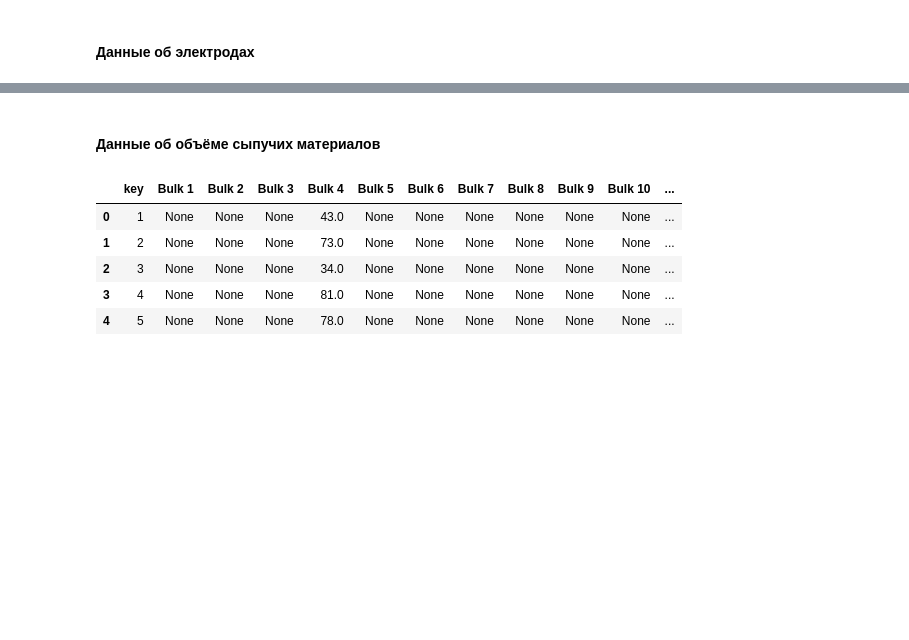
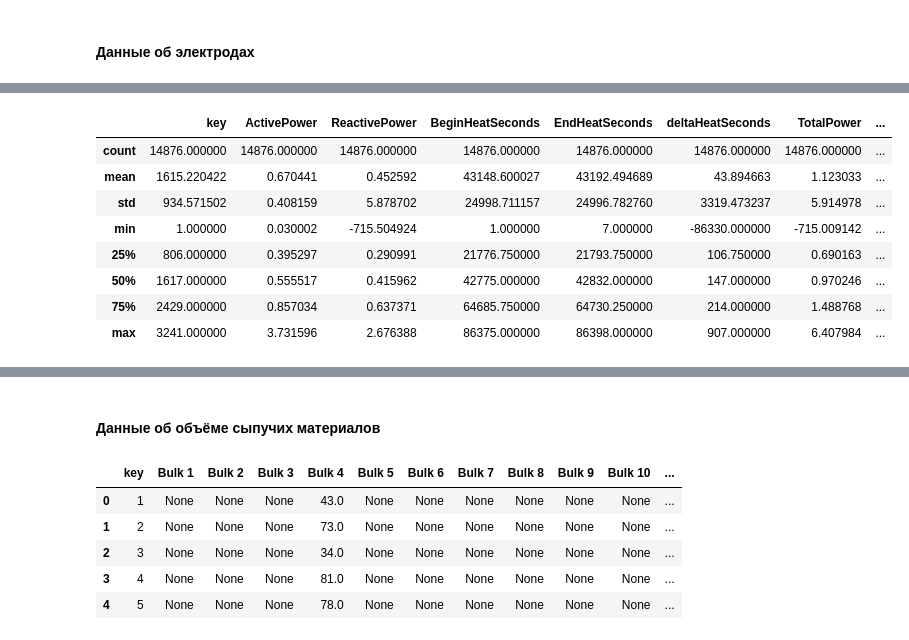
Before and after one commit to akrasnov87/yandex-practicum-final-project, a Jupyter notebook: industry.ipynb, the cells around one changed output, grey strips where cells are left out. Saved outputs shown, nothing was run; the diff lists cells and outputs as text; code cells hidden in the pictures; blank space fills up the shorter version.

```diff
--- a/industry.ipynb
+++ b/industry.ipynb
@@ -249,6 +245,18 @@ data_arc['EndHeatSeconds'] = data_arc['EndHeat'].apply(total_seconds)
 data_arc['deltaHeatSeconds'] = data_arc['EndHeatSeconds'] - data_arc['BeginHeatSeconds']
 data_arc['TotalPower'] = data_arc['ActivePower'] + data_arc['ReactivePower']
 data_arc['RelPower'] = data_arc['ActivePower'] / data_arc['ReactivePower']
+# %%
+data_arc.describe()
+# %% [output]
+|  | key | ActivePower | ReactivePower | BeginHeatSeconds | EndHeatSeconds | deltaHeatSeconds | TotalPower | ... |
+| count | 14876.000000 | 14876.000000 | 14876.000000 | 14876.000000 | 14876.000000 | 14876.000000 | 14876.000000 | ... |
+| mean | 1615.220422 | 0.670441 | 0.452592 | 43148.600027 | 43192.494689 | 43.894663 | 1.123033 | ... |
+| std | 934.571502 | 0.408159 | 5.878702 | 24998.711157 | 24996.782760 | 3319.473237 | 5.914978 | ... |
+| min | 1.000000 | 0.030002 | -715.504924 | 1.000000 | 7.000000 | -86330.000000 | -715.009142 | ... |
+| 25% | 806.000000 | 0.395297 | 0.290991 | 21776.750000 | 21793.750000 | 106.750000 | 0.690163 | ... |
+| 50% | 1617.000000 | 0.555517 | 0.415962 | 42775.000000 | 42832.000000 | 147.000000 | 0.970246 | ... |
+| 75% | 2429.000000 | 0.857034 | 0.637371 | 64685.750000 | 64730.250000 | 214.000000 | 1.488768 | ... |
+| max | 3241.000000 | 3.731596 | 2.676388 | 86375.000000 | 86398.000000 | 907.000000 | 6.407984 | ... |
 # %%
 data_arc.info()
 # %% [output]
```
Also changed, not shown: parts of 15 cells of this notebook.
